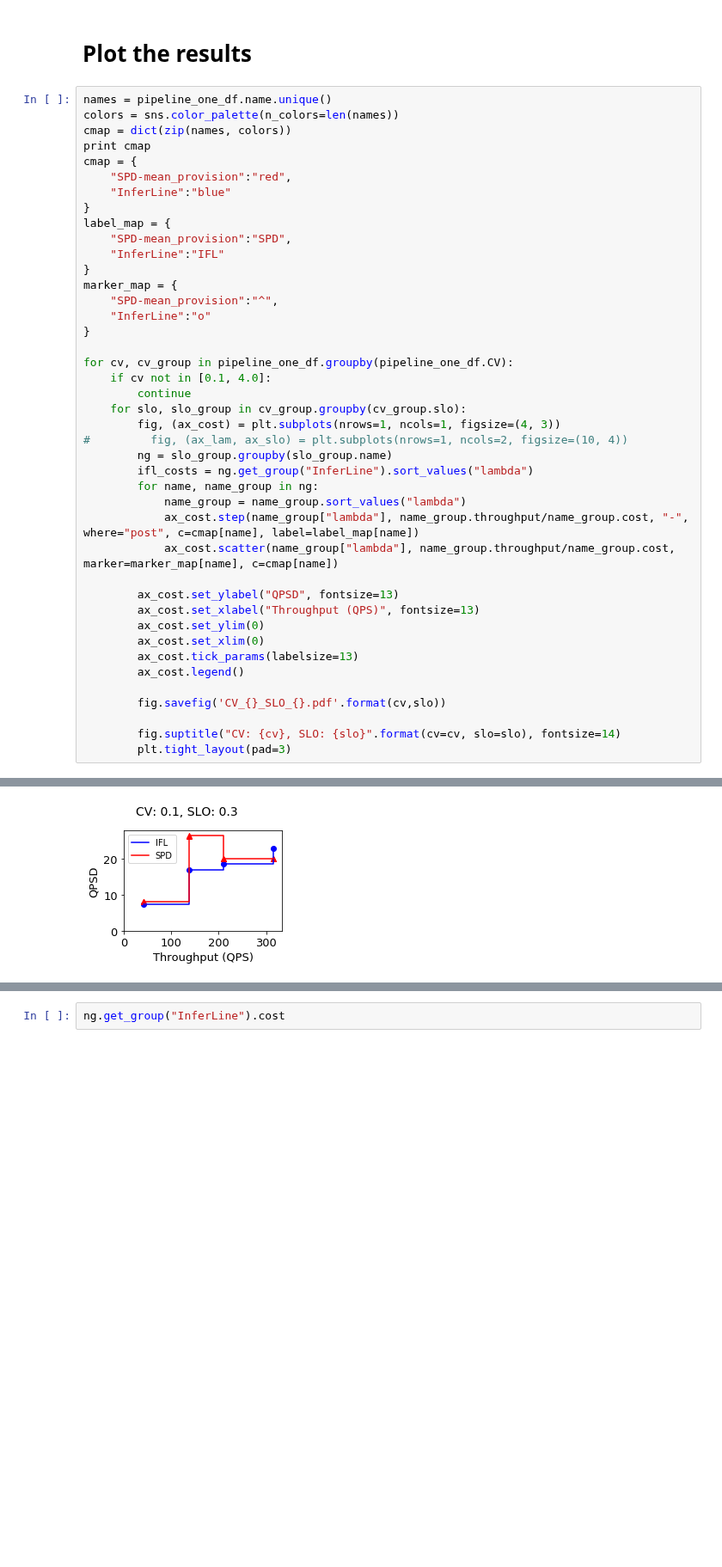
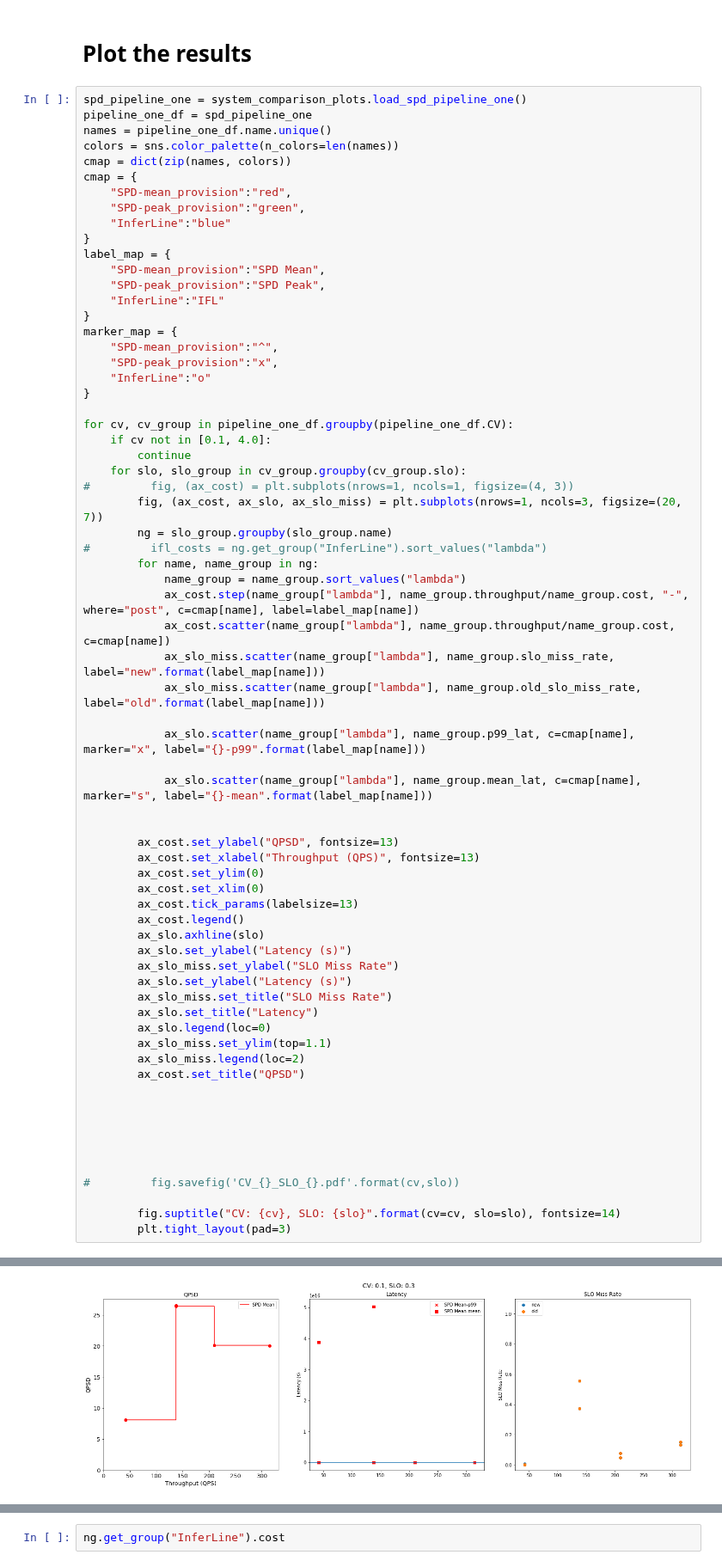
Before and after one commit to dcrankshaw/plots-model-comp-paper, a Jupyter notebook: plotting/system_comparison_plots_scratch.ipynb, the cells around one changed output, grey strips where cells are left out. Shown at 86% size. Cells and saved outputs as stored; diff of their text form; blank space fills up the shorter version.

```diff
--- a/plotting/system_comparison_plots_scratch.ipynb
+++ b/plotting/system_comparison_plots_scratch.ipynb
@@ -32,20 +28,24 @@ pipeline_one_df = pd.concat([spd_pipeline_one, ifl_pipeline_one])
 # %% [markdown]
 # Plot the results
 # %%
+spd_pipeline_one = system_comparison_plots.load_spd_pipeline_one()
+pipeline_one_df = spd_pipeline_one
 names = pipeline_one_df.name.unique()
 colors = sns.color_palette(n_colors=len(names))
 cmap = dict(zip(names, colors))
-print cmap
 cmap = {
     "SPD-mean_provision":"red",
+    "SPD-peak_provision":"green",
     "InferLine":"blue"
 }
 label_map = {
-    "SPD-mean_provision":"SPD",
+    "SPD-mean_provision":"SPD Mean",
+    "SPD-peak_provision":"SPD Peak",
     "InferLine":"IFL"
 }
 marker_map = {
     "SPD-mean_provision":"^",
+    "SPD-peak_provision":"x",
     "InferLine":"o"
 }
 
@@ -53,14 +53,21 @@ for cv, cv_group in pipeline_one_df.groupby(pipeline_one_df.CV):
     if cv not in [0.1, 4.0]:
         continue
     for slo, slo_group in cv_group.groupby(cv_group.slo):
-        fig, (ax_cost) = plt.subplots(nrows=1, ncols=1, figsize=(4, 3))
-#         fig, (ax_lam, ax_slo) = plt.subplots(nrows=1, ncols=2, figsize=(10, 4))
+#         fig, (ax_cost) = plt.subplots(nrows=1, ncols=1, figsize=(4, 3))
+        fig, (ax_cost, ax_slo, ax_slo_miss) = plt.subplots(nrows=1, ncols=3, figsize=(20, 7))
         ng = slo_group.groupby(slo_group.name)
-        ifl_costs = ng.get_group("InferLine").sort_values("lambda")
+#         ifl_costs = ng.get_group("InferLine").sort_values("lambda")
         for name, name_group in ng:
             name_group = name_group.sort_values("lambda")
             ax_cost.step(name_group["lambda"], name_group.throughput/name_group.cost, "-", where="post", c=cmap[name], label=label_map[name])
-            ax_cost.scatter(name_group["lambda"], name_group.throughput/name_group.cost, marker=marker_map[name], c=cmap[name])
+            ax_cost.scatter(name_group["lambda"], name_group.throughput/name_group.cost, c=cmap[name])
+            ax_slo_miss.scatter(name_group["lambda"], name_group.slo_miss_rate, label="new".format(label_map[name]))
+            ax_slo_miss.scatter(name_group["lambda"], name_group.old_slo_miss_rate, label="old".format(label_map[name]))
+
+            ax_slo.scatter(name_group["lambda"], name_group.p99_lat, c=cmap[name], marker="x", label="{}-p99".format(label_map[name]))
+
+            ax_slo.scatter(name_group["lambda"], name_group.mean_lat, c=cmap[name], marker="s", label="{}-mean".format(label_map[name]))
+
 
         ax_cost.set_ylabel("QPSD", fontsize=13)
         ax_cost.set_xlabel("Throughput (QPS)", fontsize=13)
@@ -68,8 +75,23 @@ for cv, cv_group in pipeline_one_df.groupby(pipeline_one_df.CV):
         ax_cost.set_xlim(0)
         ax_cost.tick_params(labelsize=13)
         ax_cost.legend()
+        ax_slo.axhline(slo)
+        ax_slo.set_ylabel("Latency (s)")
+        ax_slo_miss.set_ylabel("SLO Miss Rate")
+        ax_slo.set_ylabel("Latency (s)")
+        ax_slo_miss.set_title("SLO Miss Rate")
+        ax_slo.set_title("Latency")
+        ax_slo.legend(loc=0)
+        ax_slo_miss.set_ylim(top=1.1)
+        ax_slo_miss.legend(loc=2)
+        ax_cost.set_title("QPSD")
 
-        fig.savefig('CV_{}_SLO_{}.pdf'.format(cv,slo))
+
+
+
+
+
+#         fig.savefig('CV_{}_SLO_{}.pdf'.format(cv,slo))
 
         fig.suptitle("CV: {cv}, SLO: {slo}".format(cv=cv, slo=slo), fontsize=14)
         plt.tight_layout(pad=3)
@@ -78 +99 @@ for cv, cv_group in pipeline_one_df.groupby(pipeline_one_df.CV):
-[figure, old version]
+[figure, new version]
```
Also changed, not shown: parts of 6 cells of this notebook, 5 other files.
